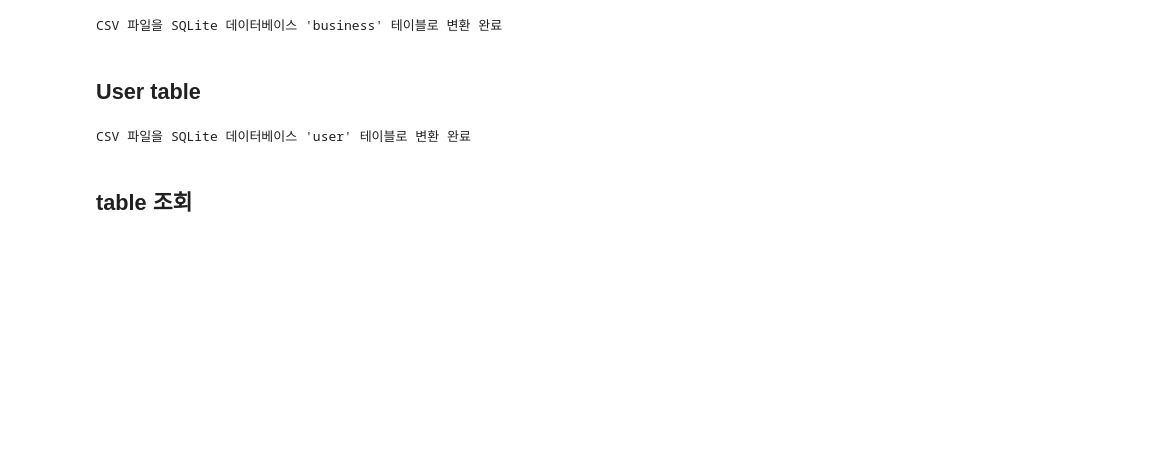
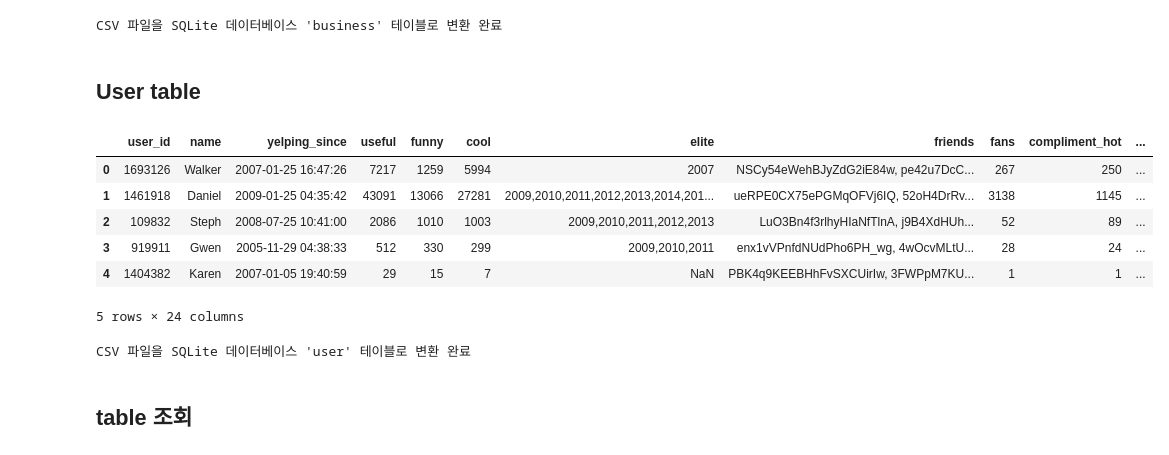
Before and after one commit to bongho/Project_ASAC_5th_Review, a Jupyter notebook: visualization/code/DB/csv_to_sqlite.ipynb, the cells around one changed output. Drawn from its saved outputs; the diff is of its cells as text; code cells hidden in the pictures; blank space fills up the shorter version.

```diff
--- a/visualization/code/DB/csv_to_sqlite.ipynb
+++ b/visualization/code/DB/csv_to_sqlite.ipynb
@@ -67,6 +67,17 @@ CSV 파일을 SQLite 데이터베이스 'business' 테이블로 변환 완료
 ## User table
 # %%
 user_csv = f'csv/sample_user_df.csv'
+# %%
+user_df=pd.read_csv('csv/sample_user_df.csv')
+user_df.head()
+# %% [output]
+|  | user_id | name | yelping_since | useful | funny | cool | elite | friends | fans | compliment_hot | ... |
+| 0 | 1693126 | Walker | 2007-01-25 16:47:26 | 7217 | 1259 | 5994 | 2007 | NSCy54eWehBJyZdG2iE84w, pe42u7DcC... | 267 | 250 | ... |
+| 1 | 1461918 | Daniel | 2009-01-25 04:35:42 | 43091 | 13066 | 27281 | 2009,2010,2011,2012,2013,2014,201... | ueRPE0CX75ePGMqOFVj6IQ, 52oH4DrRv... | 3138 | 1145 | ... |
+| 2 | 109832 | Steph | 2008-07-25 10:41:00 | 2086 | 1010 | 1003 | 2009,2010,2011,2012,2013 | LuO3Bn4f3rlhyHIaNfTlnA, j9B4XdHUh... | 52 | 89 | ... |
+| 3 | 919911 | Gwen | 2005-11-29 04:38:33 | 512 | 330 | 299 | 2009,2010,2011 | enx1vVPnfdNUdPho6PH_wg, 4wOcvMLtU... | 28 | 24 | ... |
+| 4 | 1404382 | Karen | 2007-01-05 19:40:59 | 29 | 15 | 7 | NaN | PBK4q9KEEBHhFvSXCUirIw, 3FWPpM7KU... | 1 | 1 | ... |
+5 rows × 24 columns
 # %%
 csv_to_sqlite(user_csv, 'ASAC_MAP.db', 'user')
 # %% [output]
```
Also changed, not shown: parts of 6 cells of this notebook, 2 other files.
